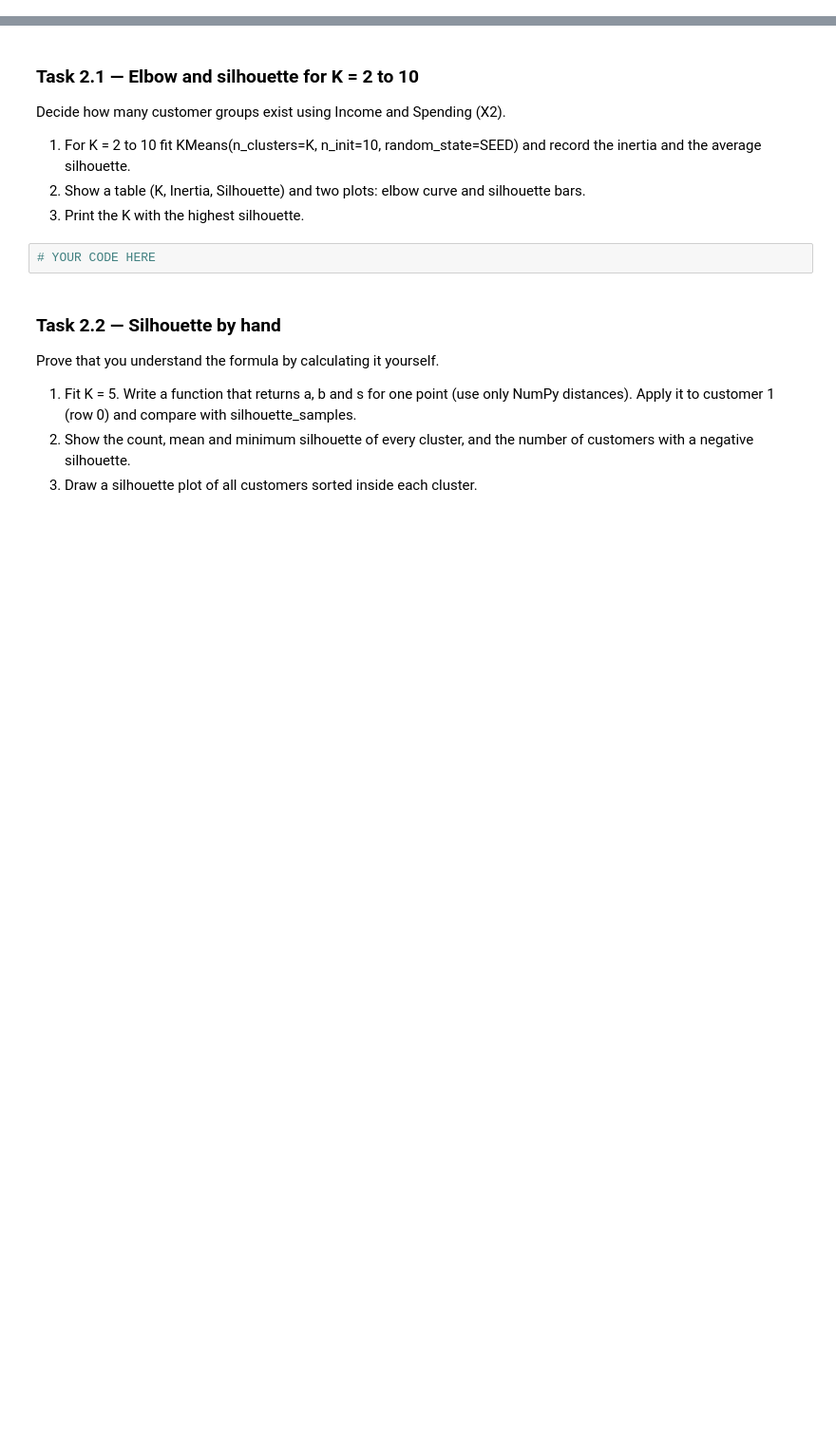
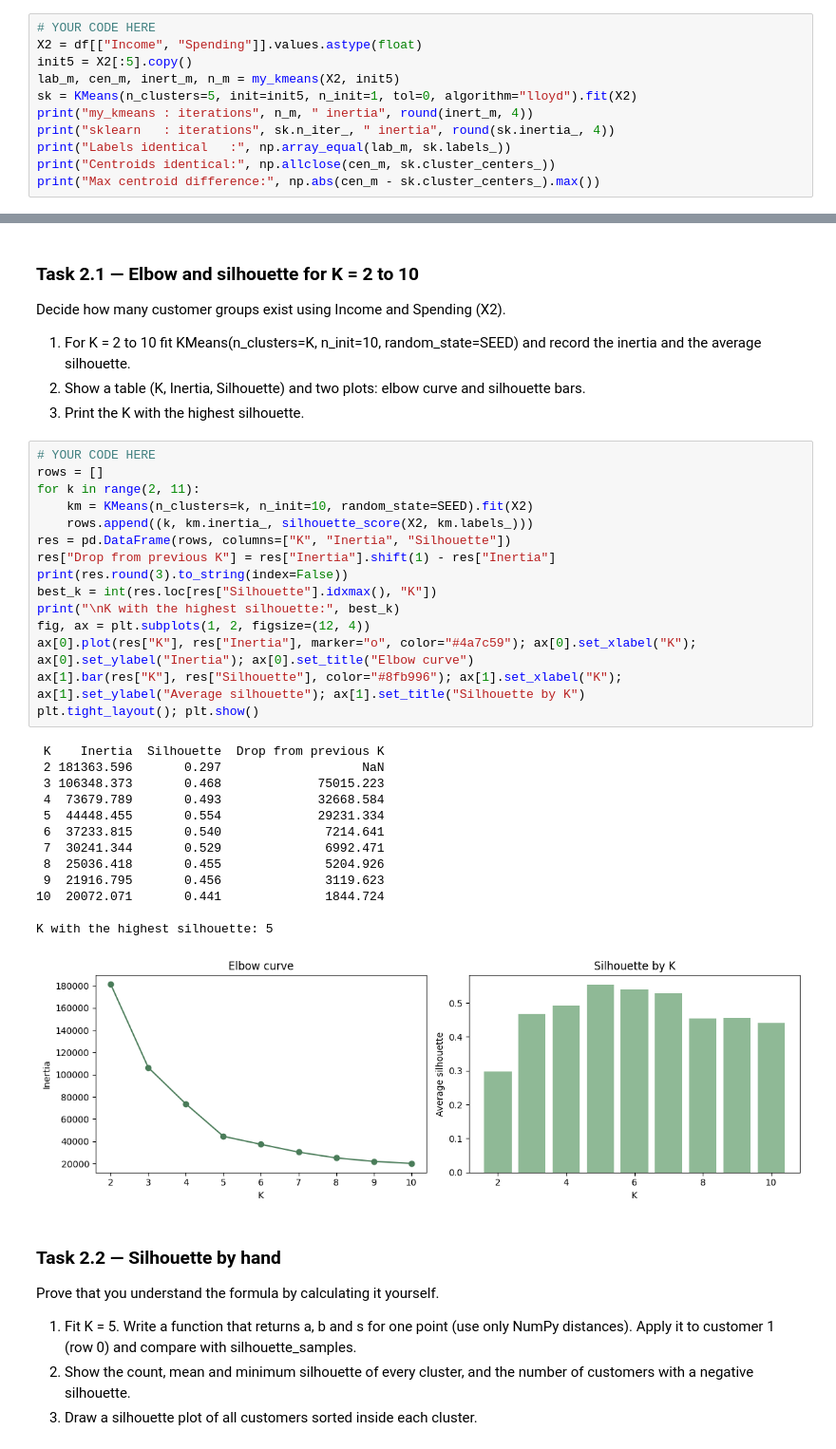
Before and after one commit to ManahilFatima16/Machine_Learning_Labs-., a Jupyter notebook: Lab_10_Manahil_Fatima_k_means_clustering.ipynb, the cells around one changed output, grey strips where cells are left out. Shown at 95% size. Drawn from its saved outputs; the diff is of its cells as text; blank space fills up the shorter version.

Commit message:
Update k-means clustering file

```diff
--- a/Lab_10_Manahil_Fatima_k_means_clustering.ipynb
+++ b/Lab_10_Manahil_Fatima_k_means_clustering.ipynb
@@ -178,0 +260,11 @@ Run your function and KMeans on the same data with the same starting centroids a
+# %%
+# YOUR CODE HERE
+X2 = df[["Income", "Spending"]].values.astype(float)
+init5 = X2[:5].copy()
+lab_m, cen_m, inert_m, n_m = my_kmeans(X2, init5)
+sk = KMeans(n_clusters=5, init=init5, n_init=1, tol=0, algorithm="lloyd").fit(X2)
+print("my_kmeans : iterations", n_m, " inertia", round(inert_m, 4))
+print("sklearn   : iterations", sk.n_iter_, " inertia", round(sk.inertia_, 4))
+print("Labels identical   :", np.array_equal(lab_m, sk.labels_))
+print("Centroids identical:", np.allclose(cen_m, sk.cluster_centers_))
+print("Max centroid difference:", np.abs(cen_m - sk.cluster_centers_).max())
@@ -220,8 +318,35 @@ Decide how many customer groups exist using Income and Spending (X2).
 1. For K = 2 to 10 fit KMeans(n_clusters=K, n_init=10, random_state=SEED) and record the inertia and the average silhouette.
 2. Show a table (K, Inertia, Silhouette) and two plots: elbow curve and silhouette bars.
 3. Print the K with the highest silhouette.
-# %%
-# YOUR CODE HERE
+# %%
+# YOUR CODE HERE
+rows = []
+for k in range(2, 11):
+    km = KMeans(n_clusters=k, n_init=10, random_state=SEED).fit(X2)
+    rows.append((k, km.inertia_, silhouette_score(X2, km.labels_)))
+res = pd.DataFrame(rows, columns=["K", "Inertia", "Silhouette"])
+res["Drop from previous K"] = res["Inertia"].shift(1) - res["Inertia"]
+print(res.round(3).to_string(index=False))
+best_k = int(res.loc[res["Silhouette"].idxmax(), "K"])
+print("\nK with the highest silhouette:", best_k)
+fig, ax = plt.subplots(1, 2, figsize=(12, 4))
+ax[0].plot(res["K"], res["Inertia"], marker="o", color="#4a7c59"); ax[0].set_xlabel("K"); ax[0].set_ylabel("Inertia"); ax[0].set_title("Elbow curve")
+ax[1].bar(res["K"], res["Silhouette"], color="#8fb996"); ax[1].set_xlabel("K"); ax[1].set_ylabel("Average silhouette"); ax[1].set_title("Silhouette by K")
+plt.tight_layout(); plt.show()
+# %% [output]
+ K    Inertia  Silhouette  Drop from previous K
+ 2 181363.596       0.297                   NaN
+ 3 106348.373       0.468             75015.223
+ 4  73679.789       0.493             32668.584
+ 5  44448.455       0.554             29231.334
+ 6  37233.815       0.540              7214.641
+ 7  30241.344       0.529              6992.471
+ 8  25036.418       0.455              5204.926
+ 9  21916.795       0.456              3119.623
+10  20072.071       0.441              1844.724
+
+K with the highest silhouette: 5
+[figure, added]
 # %% [markdown]
 ### Task 2.2 — Silhouette by hand
 
```
Also changed, not shown: parts of 62 cells of this notebook.
